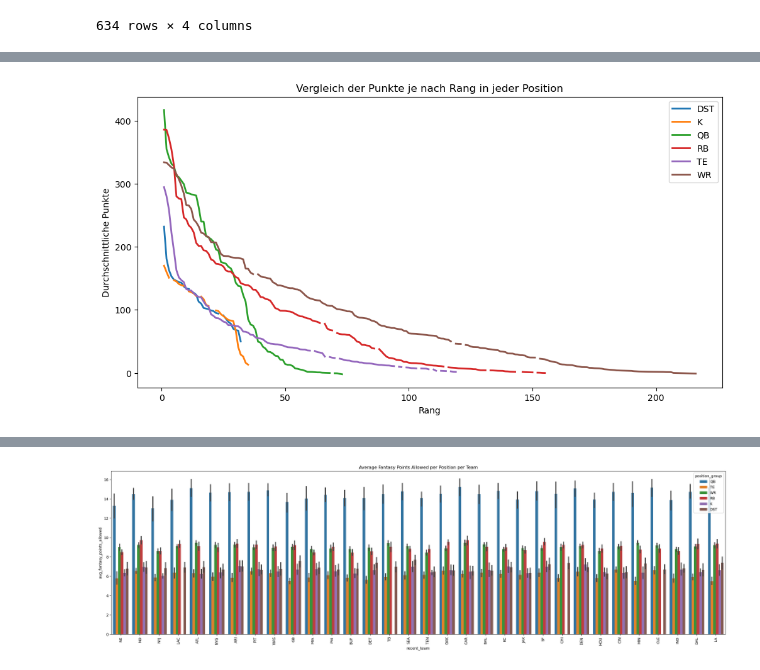
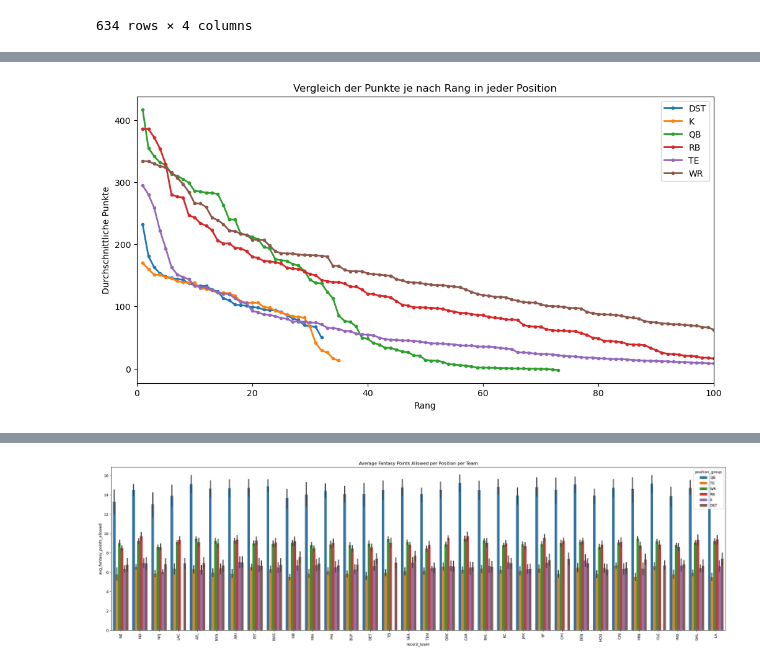
Before and after one commit to MariusRemmlinger/data-driven-fantasy-manager, a Jupyter notebook: data.ipynb, the cells around one changed output, grey strips where cells are left out. Drawn from its saved outputs; the diff is of its cells as text; code cells hidden in the pictures.

```diff
--- a/data.ipynb
+++ b/data.ipynb
@@ -653,31 +519,30 @@ players_season_sum_2019.sort_values('predicted_fantasy_points', ascending=False)
 449 rows × 4 columns
 # %%
-import pandas as pd
-import matplotlib.pyplot as plt
+# den Verlauf der Punkte nach Rangliste jeder Position wird gebildet und in einem Schaubild dargestellt.
+
 df = players_season_sum_2018
-# Ich gehe davon aus, dass 'df' Ihr DataFrame ist
-# Sortieren Sie den DataFrame nach 'predicted_fantasy_points' in absteigender Reihenfolge
+
+df = df.dropna()
+
 df = df.sort_values('fantasy_points_ppr', ascending=False)
 
-# Gruppieren Sie den DataFrame nach 'position_group' und erstellen Sie einen Rang innerhalb jeder Gruppe
-df['rank'] = df.groupby('position_group')['fantasy_points_ppr'].rank(ascending=False, method='min')
+df['rank'] = df.groupby('position_group')['fantasy_points_ppr'].rank(ascending=False, method='first')
 
-# Erstellen Sie einen Pivot-Tisch, der die durchschnittlichen 'predicted_fantasy_points' für jeden Rang in jeder 'position_group' zeigt
 pivot_df = df.pivot_table(values='fantasy_points_ppr', index='rank', columns='position_group')
 
-# Zeichnen Sie das Liniendiagramm
 plt.figure(figsize=(12, 6))
 for column in pivot_df.columns:
-    plt.plot(pivot_df.index, pivot_df[column], marker='', linewidth=2, label=column)
+    plt.plot(pivot_df.index, pivot_df[column], marker='.', linewidth=2, label=column)
 
 plt.legend()
 plt.title('Vergleich der Punkte je nach Rang in jeder Position')
 plt.xlabel('Rang')
 plt.ylabel('Durchschnittliche Punkte')
-# Speichern Sie das Diagramm als PDF
+
+plt.xlim(0, 100)
+
 plt.savefig("line_plot.pdf", format='pdf')
 
-# Die Zeile unten zeigt das Diagramm an. Beachten Sie, dass plt.show() nach plt.savefig() aufgerufen werden sollte.
 plt.show()
 # %% [output]
-[figure, old version]
+[figure, new version]
```
Also changed, not shown: parts of 63 cells of this notebook, 6 other files.
